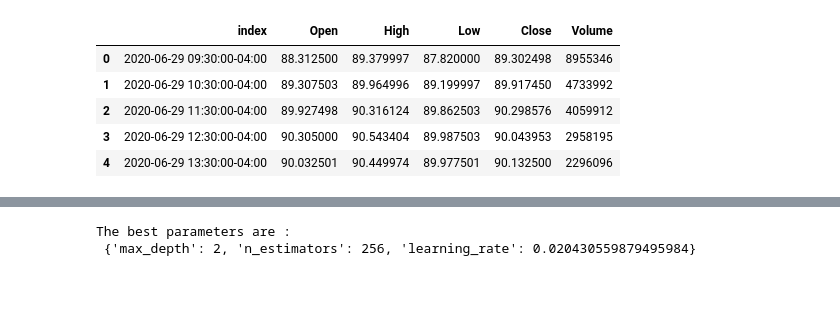
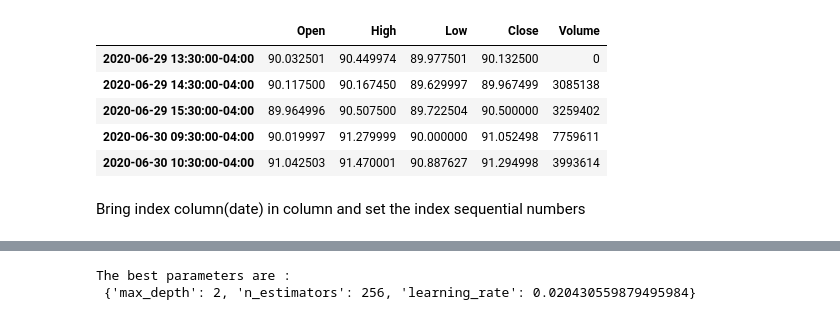
Before and after one commit to KenTaniguchi-R/PredictingStock, a Jupyter notebook: xgboosting.ipynb, the cells around one changed output, grey strips where cells are left out. Drawn from its saved outputs; the diff is of its cells as text; code cells hidden in the pictures; blank space fills up the shorter version.

```diff
--- a/xgboosting.ipynb
+++ b/xgboosting.ipynb
@@ -9,15 +9,15 @@ from sklearn.metrics import mean_absolute_error
 from sklearn.metrics import mean_squared_error
 from sklearn.metrics import mean_absolute_percentage_error
 # %%
-google = yf.Ticker("AAPL")
-df = google.history(period="2y", interval='1h').drop(columns=["Dividends", "Stock Splits"])
-df2 = df.copy()
-df2.reset_index(inplace=True)
-df2.head()
+stock = yf.Ticker("AAPL")
+df = stock.history(period="2y", interval='1h').drop(columns=["Dividends", "Stock Splits"])
+df.head()
 # %% [output]
-|  | index | Open | High | Low | Close | Volume |
-| 0 | 2020-06-29 09:30:00-04:00 | 88.312500 | 89.379997 | 87.820000 | 89.302498 | 8955346 |
-| 1 | 2020-06-29 10:30:00-04:00 | 89.307503 | 89.964996 | 89.199997 | 89.917450 | 4733992 |
-| 2 | 2020-06-29 11:30:00-04:00 | 89.927498 | 90.316124 | 89.862503 | 90.298576 | 4059912 |
-| 3 | 2020-06-29 12:30:00-04:00 | 90.305000 | 90.543404 | 89.987503 | 90.043953 | 2958195 |
-| 4 | 2020-06-29 13:30:00-04:00 | 90.032501 | 90.449974 | 89.977501 | 90.132500 | 2296096 |
+|  | Open | High | Low | Close | Volume |
+| 2020-06-29 13:30:00-04:00 | 90.032501 | 90.449974 | 89.977501 | 90.132500 | 0 |
+| 2020-06-29 14:30:00-04:00 | 90.117500 | 90.167450 | 89.629997 | 89.967499 | 3085138 |
+| 2020-06-29 15:30:00-04:00 | 89.964996 | 90.507500 | 89.722504 | 90.500000 | 3259402 |
+| 2020-06-30 09:30:00-04:00 | 90.019997 | 91.279999 | 90.000000 | 91.052498 | 7759611 |
+| 2020-06-30 10:30:00-04:00 | 91.042503 | 91.470001 | 90.887627 | 91.294998 | 3993614 |
+# %% [markdown]
+Bring index column(date) in column and set the index sequential numbers
```
Also changed, not shown: parts of 13 cells of this notebook, 6 other files.
